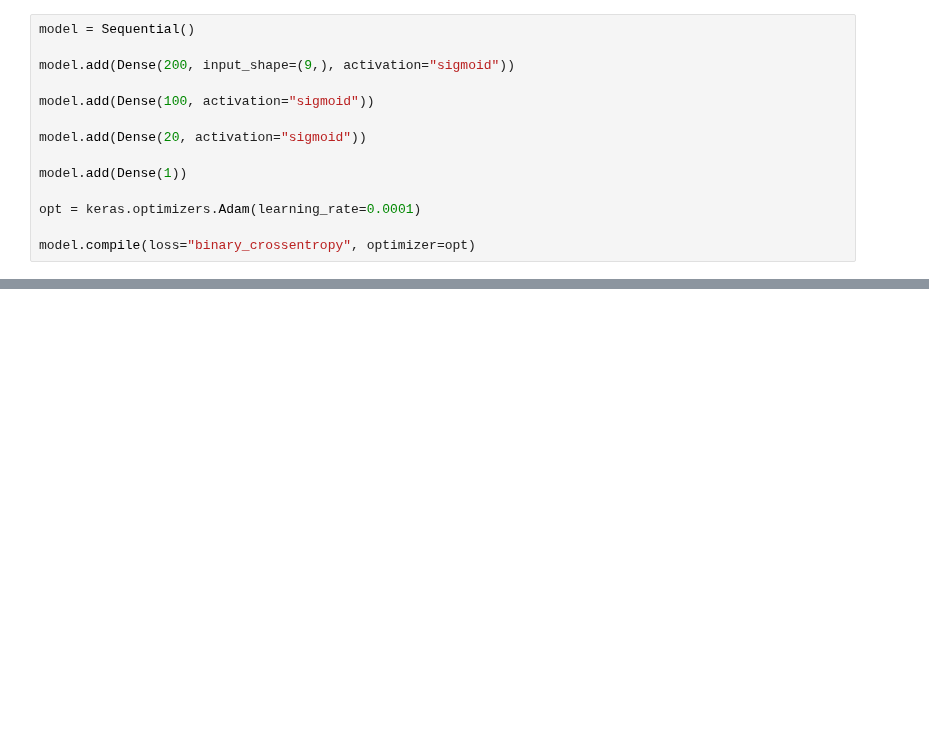
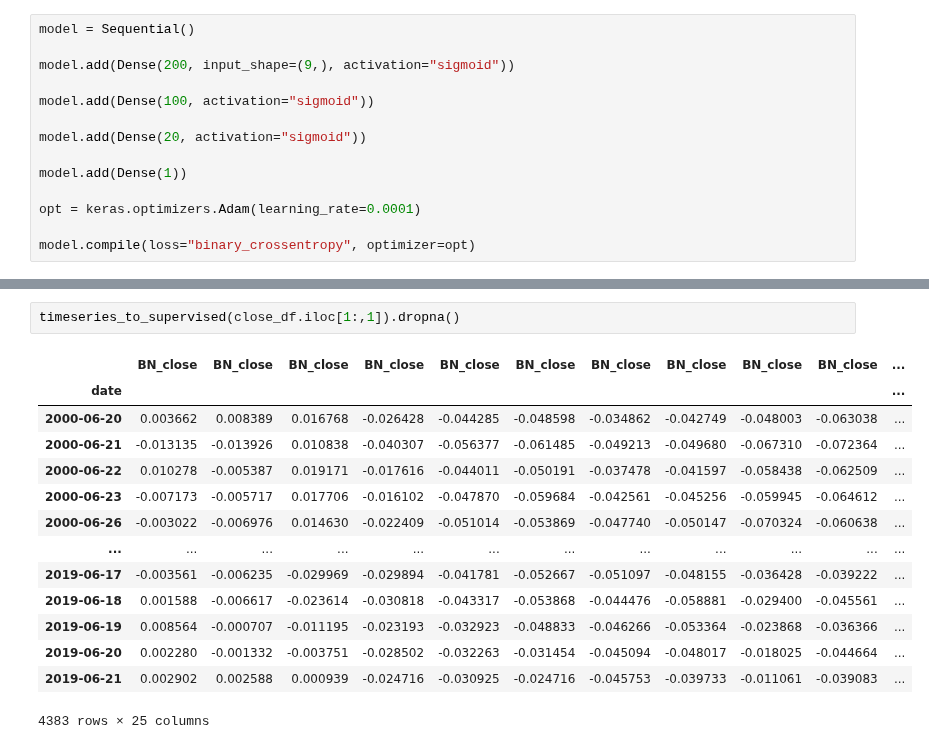
Before and after one commit to turing-usp/Momentum, a Jupyter notebook: Forecast Notebooks/Deep Learning Forescast.ipynb, the cells around one changed output, grey strips where cells are left out. Cells and saved outputs as stored; diff of their text form; blank space fills up the shorter version.

```diff
--- a/Forecast Notebooks/Deep Learning Forescast.ipynb
+++ b/Forecast Notebooks/Deep Learning Forescast.ipynb
@@ -198,0 +208,17 @@ Epoch 20/20
+# %%
+timeseries_to_supervised(close_df.iloc[1:,1]).dropna()
+# %% [output]
+|  | BN_close | BN_close | BN_close | BN_close | BN_close | BN_close | BN_close | BN_close | BN_close | BN_close | ... |
+| date |  |  |  |  |  |  |  |  |  |  | ... |
+| 2000-06-20 | 0.003662 | 0.008389 | 0.016768 | -0.026428 | -0.044285 | -0.048598 | -0.034862 | -0.042749 | -0.048003 | -0.063038 | ... |
+| 2000-06-21 | -0.013135 | -0.013926 | 0.010838 | -0.040307 | -0.056377 | -0.061485 | -0.049213 | -0.049680 | -0.067310 | -0.072364 | ... |
+| 2000-06-22 | 0.010278 | -0.005387 | 0.019171 | -0.017616 | -0.044011 | -0.050191 | -0.037478 | -0.041597 | -0.058438 | -0.062509 | ... |
+| 2000-06-23 | -0.007173 | -0.005717 | 0.017706 | -0.016102 | -0.047870 | -0.059684 | -0.042561 | -0.045256 | -0.059945 | -0.064612 | ... |
+| 2000-06-26 | -0.003022 | -0.006976 | 0.014630 | -0.022409 | -0.051014 | -0.053869 | -0.047740 | -0.050147 | -0.070324 | -0.060638 | ... |
+| ... | ... | ... | ... | ... | ... | ... | ... | ... | ... | ... | ... |
+| 2019-06-17 | -0.003561 | -0.006235 | -0.029969 | -0.029894 | -0.041781 | -0.052667 | -0.051097 | -0.048155 | -0.036428 | -0.039222 | ... |
+| 2019-06-18 | 0.001588 | -0.006617 | -0.023614 | -0.030818 | -0.043317 | -0.053868 | -0.044476 | -0.058881 | -0.029400 | -0.045561 | ... |
+| 2019-06-19 | 0.008564 | -0.000707 | -0.011195 | -0.023193 | -0.032923 | -0.048833 | -0.046266 | -0.053364 | -0.023868 | -0.036366 | ... |
+| 2019-06-20 | 0.002280 | -0.001332 | -0.003751 | -0.028502 | -0.032263 | -0.031454 | -0.045094 | -0.048017 | -0.018025 | -0.044664 | ... |
+| 2019-06-21 | 0.002902 | 0.002588 | 0.000939 | -0.024716 | -0.030925 | -0.024716 | -0.045753 | -0.039733 | -0.011061 | -0.039083 | ... |
+4383 rows × 25 columns
```
Also changed, not shown: parts of 21 cells of this notebook.
